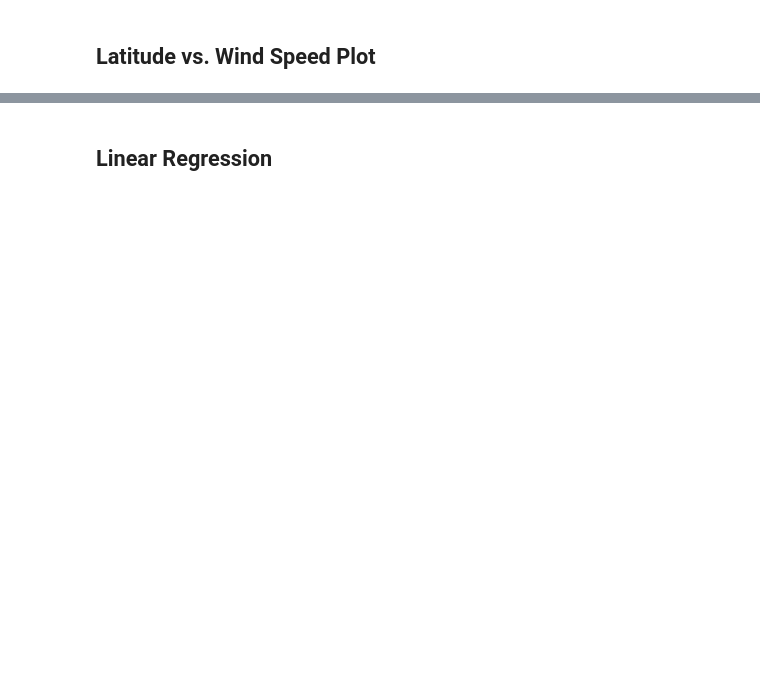
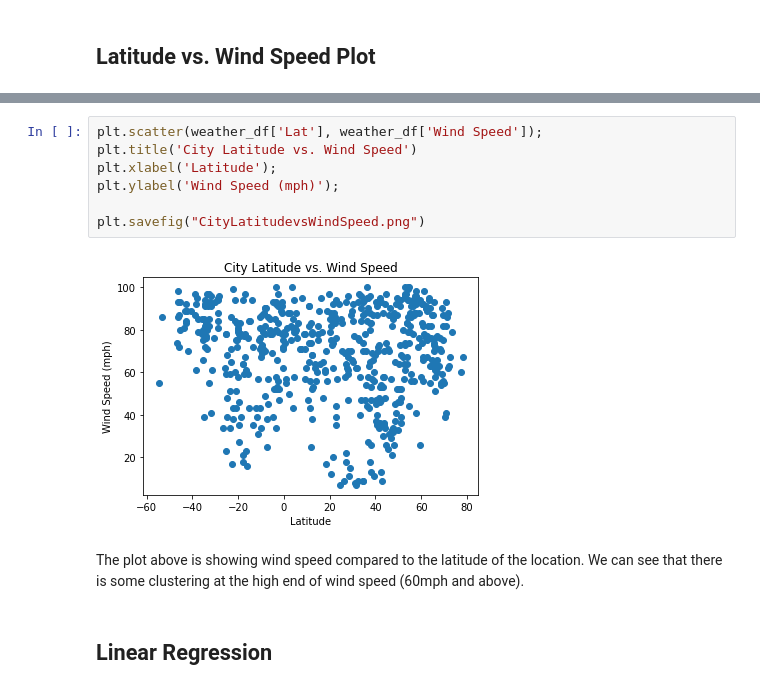
Before and after one commit to dtmurphy6/python-api-challenge, a Jupyter notebook: WeatherPy.ipynb, the cells around one changed output, grey strips where cells are left out. Drawn from its saved outputs; the diff is of its cells as text; blank space fills up the shorter version.

```diff
--- a/WeatherPy.ipynb
+++ b/WeatherPy.ipynb
@@ -151,2 +247,13 @@ Int64Index([], dtype='int64')
+# %%
+plt.scatter(weather_df['Lat'], weather_df['Wind Speed']);
+plt.title('City Latitude vs. Wind Speed')
+plt.xlabel('Latitude');
+plt.ylabel('Wind Speed (mph)');
+
+plt.savefig("CityLatitudevsWindSpeed.png")
+# %% [output]
+[figure, added]
+# %% [markdown]
+The plot above is showing wind speed compared to the latitude of the location. We can see that there is some clustering at the high end of wind speed (60mph and above).
 # %% [markdown]
 ## Linear Regression
```
Also changed, not shown: parts of 42 cells of this notebook, 13 other files.
